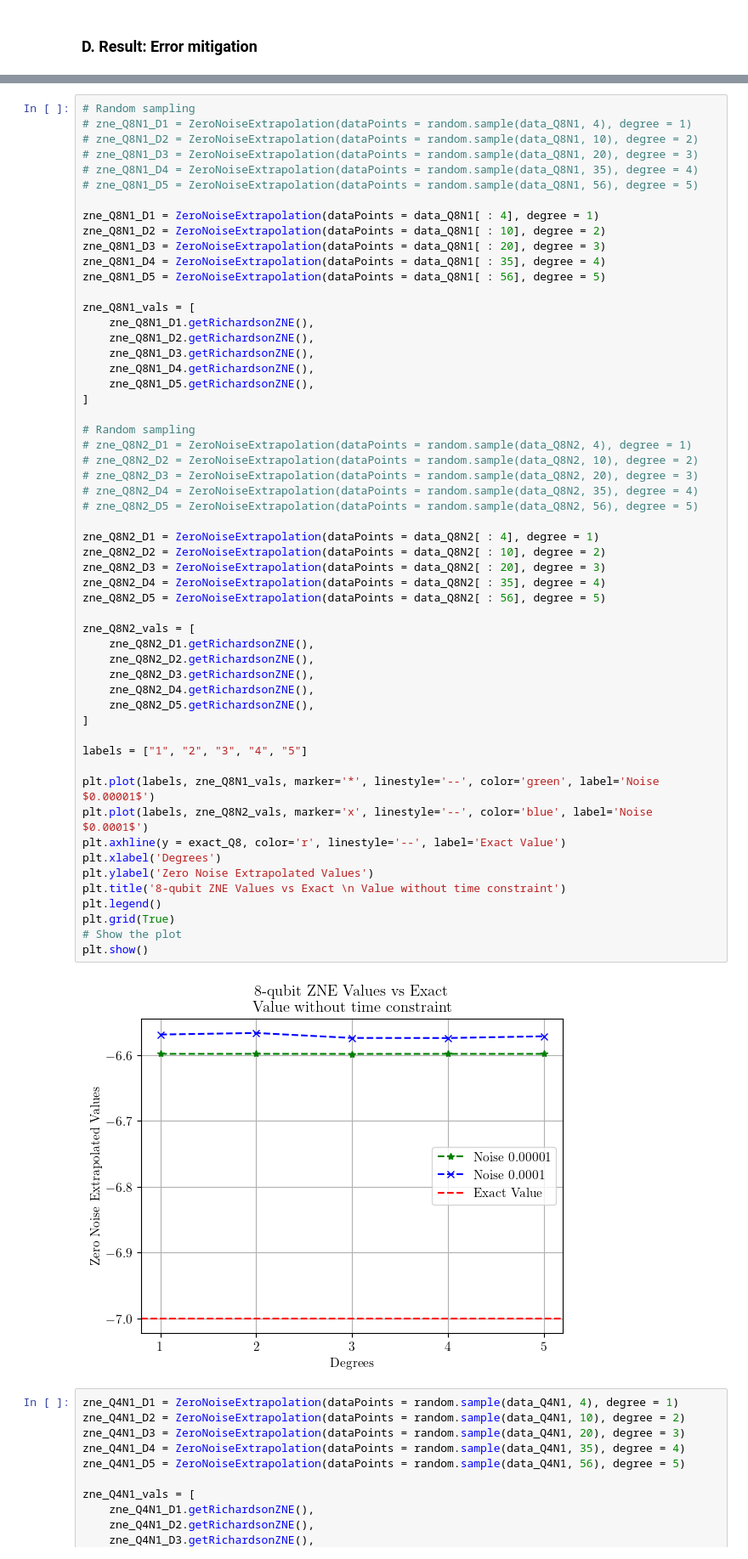
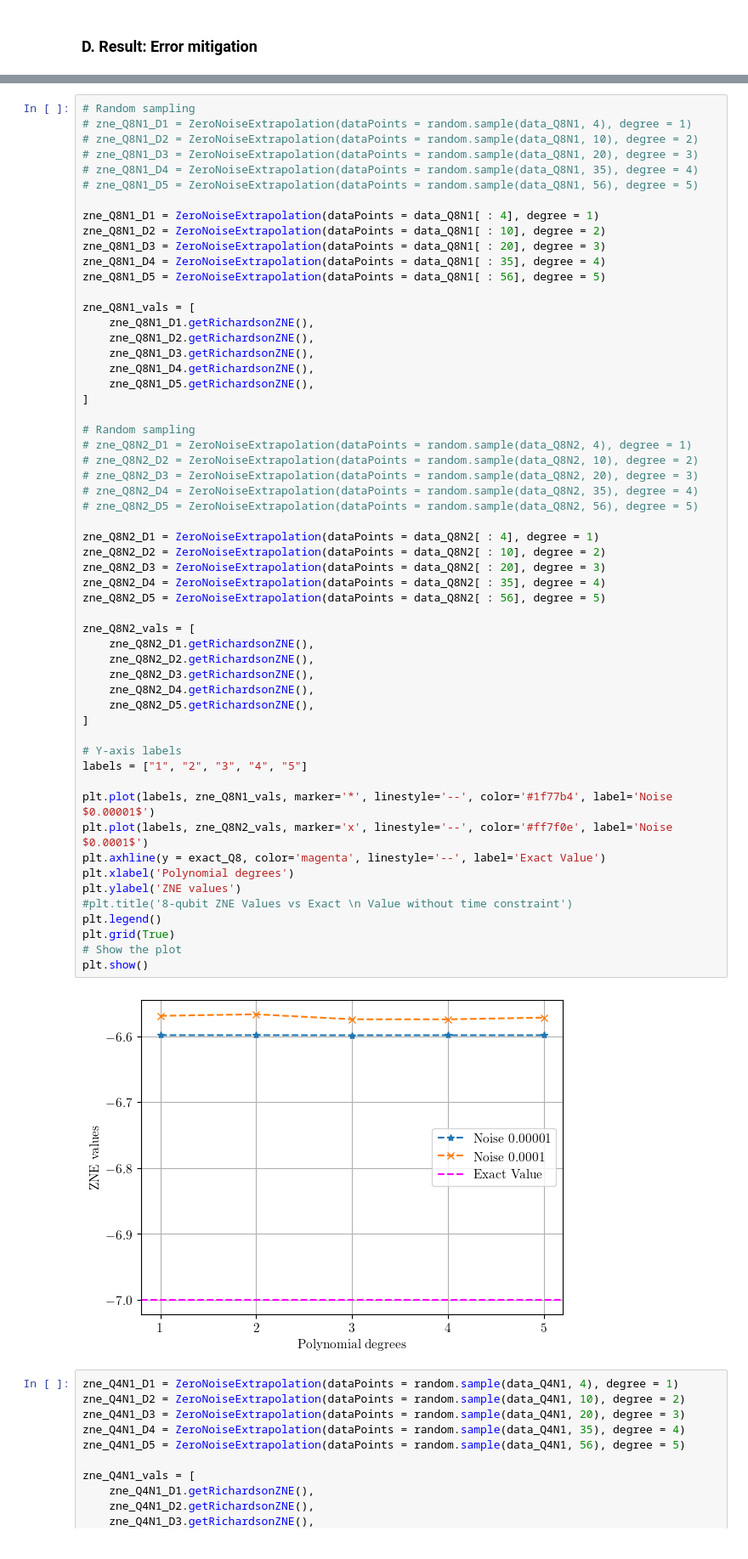
Before and after one commit to arijit-ship/indirect-zne, a Jupyter notebook: notebook/ErrorMitigation_ZNE.ipynb, the cells around one changed output, grey strips where cells are left out. Shown at 85% size. Drawn from its saved outputs; the diff is of its cells as text.

```diff
--- a/notebook/ErrorMitigation_ZNE.ipynb
+++ b/notebook/ErrorMitigation_ZNE.ipynb
@@ -480,40 +482,41 @@ zne_Q8N1_vals = [
 ]
 
 # Random sampling
 # zne_Q8N2_D1 = ZeroNoiseExtrapolation(dataPoints = random.sample(data_Q8N2, 4), degree = 1)
 # zne_Q8N2_D2 = ZeroNoiseExtrapolation(dataPoints = random.sample(data_Q8N2, 10), degree = 2)
 # zne_Q8N2_D3 = ZeroNoiseExtrapolation(dataPoints = random.sample(data_Q8N2, 20), degree = 3)
 # zne_Q8N2_D4 = ZeroNoiseExtrapolation(dataPoints = random.sample(data_Q8N2, 35), degree = 4)
 # zne_Q8N2_D5 = ZeroNoiseExtrapolation(dataPoints = random.sample(data_Q8N2, 56), degree = 5)
 
 zne_Q8N2_D1 = ZeroNoiseExtrapolation(dataPoints = data_Q8N2[ : 4], degree = 1)
 zne_Q8N2_D2 = ZeroNoiseExtrapolation(dataPoints = data_Q8N2[ : 10], degree = 2)
 zne_Q8N2_D3 = ZeroNoiseExtrapolation(dataPoints = data_Q8N2[ : 20], degree = 3)
 zne_Q8N2_D4 = ZeroNoiseExtrapolation(dataPoints = data_Q8N2[ : 35], degree = 4)
 zne_Q8N2_D5 = ZeroNoiseExtrapolation(dataPoints = data_Q8N2[ : 56], degree = 5)
 
 zne_Q8N2_vals = [
     zne_Q8N2_D1.getRichardsonZNE(),
     zne_Q8N2_D2.getRichardsonZNE(),
     zne_Q8N2_D3.getRichardsonZNE(),
     zne_Q8N2_D4.getRichardsonZNE(),
     zne_Q8N2_D5.getRichardsonZNE(),
 ]
 
+# Y-axis labels
 labels = ["1", "2", "3", "4", "5"]
 
-plt.plot(labels, zne_Q8N1_vals, marker='*', linestyle='--', color='green', label='Noise $0.00001$')
-plt.plot(labels, zne_Q8N2_vals, marker='x', linestyle='--', color='blue', label='Noise $0.0001$')
-plt.axhline(y = exact_Q8, color='r', linestyle='--', label='Exact Value')
-plt.xlabel('Degrees')
-plt.ylabel('Zero Noise Extrapolated Values')
-plt.title('8-qubit ZNE Values vs Exact \n Value without time constraint')
+plt.plot(labels, zne_Q8N1_vals, marker='*', linestyle='--', color='#1f77b4', label='Noise $0.00001$')
+plt.plot(labels, zne_Q8N2_vals, marker='x', linestyle='--', color='#ff7f0e', label='Noise $0.0001$')
+plt.axhline(y = exact_Q8, color='magenta', linestyle='--', label='Exact Value')
+plt.xlabel('Polynomial degrees')
+plt.ylabel('ZNE values')
+#plt.title('8-qubit ZNE Values vs Exact \n Value without time constraint')
 plt.legend()
 plt.grid(True)
 # Show the plot
 plt.show()
 # %% [output]
-[figure, old version]
+[figure, new version]
 # %%
 zne_Q4N1_D1 = ZeroNoiseExtrapolation(dataPoints = random.sample(data_Q4N1, 4), degree = 1)
 zne_Q4N1_D2 = ZeroNoiseExtrapolation(dataPoints = random.sample(data_Q4N1, 10), degree = 2)
```
Also changed, not shown: parts of 4 cells of this notebook.
